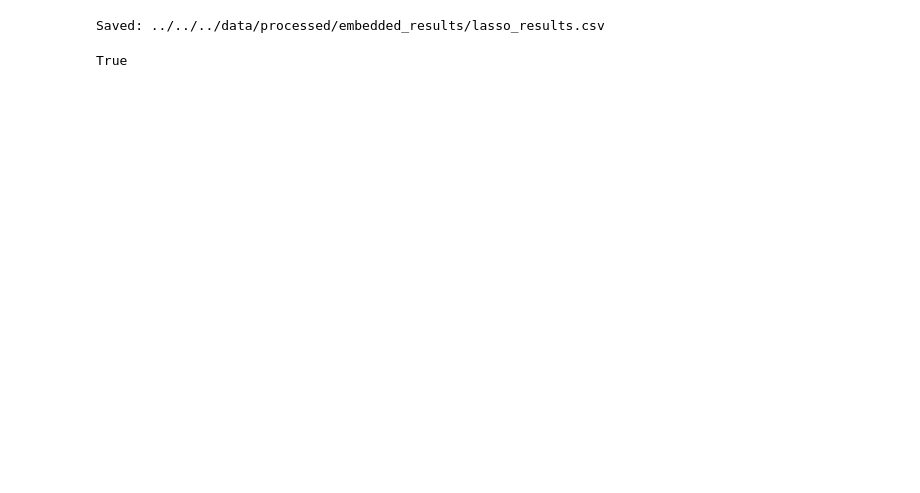
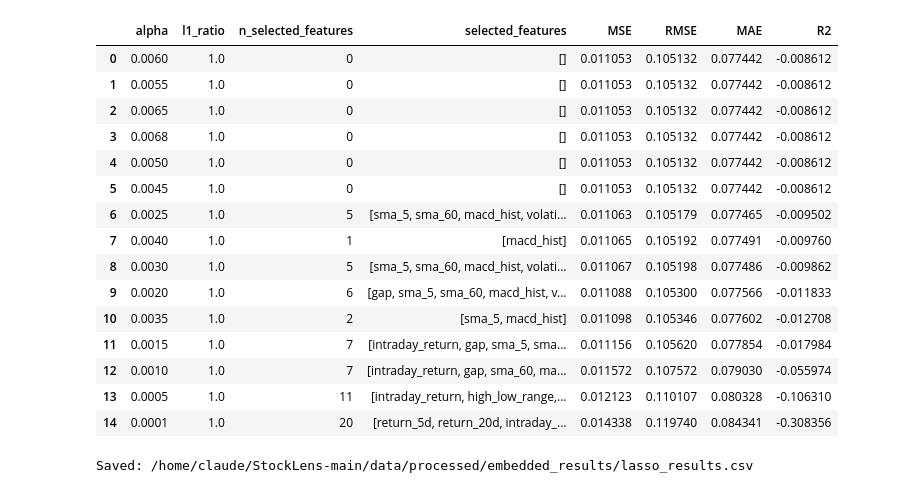
Before and after one commit to vpdrnls-cold/StockLens, a Jupyter notebook: notebooks/feature_selection/embedded/lasso.ipynb, the cells around one changed output. Saved outputs shown, nothing was run; the diff lists cells and outputs as text; code cells hidden in the pictures; blank space fills up the shorter version.

```diff
--- a/notebooks/feature_selection/embedded/lasso.ipynb
+++ b/notebooks/feature_selection/embedded/lasso.ipynb
@@ -155,0 +28,8 @@ Name: target_return_5d, dtype: float64
+# %%
+X_train, y_train = load_split("train", processed_dir=PROJECT_ROOT / "data" / "processed")
+X_val, y_val = load_split("validation", processed_dir=PROJECT_ROOT / "data" / "processed")
+
+feature_cols = list(X_train.columns)
+
+print("Train:", X_train.shape)
+print("Validation:", X_val.shape)
@@ -156 +39,15 @@ Name: target_return_5d, dtype: float64
+# %%
+# Scaler fit on TRAIN ONLY, validation only ever gets .transform().
+scaler = StandardScaler()
+
+X_train_scaled = pd.DataFrame(
+    scaler.fit_transform(X_train),
+    columns=feature_cols,
+    index=X_train.index,
+)
+X_val_scaled = pd.DataFrame(
+    scaler.transform(X_val),
+    columns=feature_cols,
+    index=X_val.index,
+)
 # %%
@@ -326,17 +63,49 @@ lasso_results_df[
+# %%
+alpha_values = [
+    0.0001, 0.0005, 0.0010, 0.0015, 0.0020, 0.0025, 0.0030,
+    0.0035, 0.0040, 0.0045, 0.0050, 0.0055, 0.0060, 0.0065, 0.0068,
+]
+
+lasso_results = [
+    run_elastic_net(
+        X_train_scaled, X_val_scaled, y_train, y_val,
+        alpha=alpha,
+        l1_ratio=1.0,  # l1_ratio=1.0 -> pure Lasso
+    )
+    for alpha in alpha_values
+]
+
+lasso_results_df = (
+    pd.DataFrame(lasso_results)
+    .sort_values("RMSE")
+    .reset_index(drop=True)
+)
+
+lasso_results_df
+# %% [output]
+|  | alpha | l1_ratio | n_selected_features | selected_features | MSE | RMSE | MAE | R2 |
+| 0 | 0.0060 | 1.0 | 0 | [] | 0.011053 | 0.105132 | 0.077442 | -0.008612 |
+| 1 | 0.0055 | 1.0 | 0 | [] | 0.011053 | 0.105132 | 0.077442 | -0.008612 |
+| 2 | 0.0065 | 1.0 | 0 | [] | 0.011053 | 0.105132 | 0.077442 | -0.008612 |
+| 3 | 0.0068 | 1.0 | 0 | [] | 0.011053 | 0.105132 | 0.077442 | -0.008612 |
+| 4 | 0.0050 | 1.0 | 0 | [] | 0.011053 | 0.105132 | 0.077442 | -0.008612 |
+| 5 | 0.0045 | 1.0 | 0 | [] | 0.011053 | 0.105132 | 0.077442 | -0.008612 |
+| 6 | 0.0025 | 1.0 | 5 | [sma_5, sma_60, macd_hist, volati... | 0.011063 | 0.105179 | 0.077465 | -0.009502 |
+| 7 | 0.0040 | 1.0 | 1 | [macd_hist] | 0.011065 | 0.105192 | 0.077491 | -0.009760 |
+| 8 | 0.0030 | 1.0 | 5 | [sma_5, sma_60, macd_hist, volati... | 0.011067 | 0.105198 | 0.077486 | -0.009862 |
+| 9 | 0.0020 | 1.0 | 6 | [gap, sma_5, sma_60, macd_hist, v... | 0.011088 | 0.105300 | 0.077566 | -0.011833 |
+| 10 | 0.0035 | 1.0 | 2 | [sma_5, macd_hist] | 0.011098 | 0.105346 | 0.077602 | -0.012708 |
+| 11 | 0.0015 | 1.0 | 7 | [intraday_return, gap, sma_5, sma... | 0.011156 | 0.105620 | 0.077854 | -0.017984 |
+| 12 | 0.0010 | 1.0 | 7 | [intraday_return, gap, sma_60, ma... | 0.011572 | 0.107572 | 0.079030 | -0.055974 |
+| 13 | 0.0005 | 1.0 | 11 | [intraday_return, high_low_range,... | 0.012123 | 0.110107 | 0.080328 | -0.106310 |
+| 14 | 0.0001 | 1.0 | 20 | [return_5d, return_20d, intraday_... | 0.014338 | 0.119740 | 0.084341 | -0.308356 |
 # %%
-output_path = "../../../data/processed/embedded_results/lasso_results.csv"
+OUTPUT_DIR = PROJECT_ROOT / "data" / "processed" / "embedded_results"
+OUTPUT_DIR.mkdir(parents=True, exist_ok=True)
 
-lasso_results_df.to_csv(
-    output_path,
-    index=False
-)
+output_path = OUTPUT_DIR / "lasso_results.csv"
+lasso_results_df.to_csv(output_path, index=False)
 
-print(f"Saved: {output_path}")
+print("Saved:", output_path)
 # %% [output]
-Saved: ../../../data/processed/embedded_results/lasso_results.csv
+Saved: /home/claude/StockLens-main/data/processed/embedded_results/lasso_results.csv
-# %%
-import os
-
-print(os.path.exists(output_path))
-# %% [output]
-True
```
Also changed, not shown: parts of 16 cells of this notebook, 12 other files.
